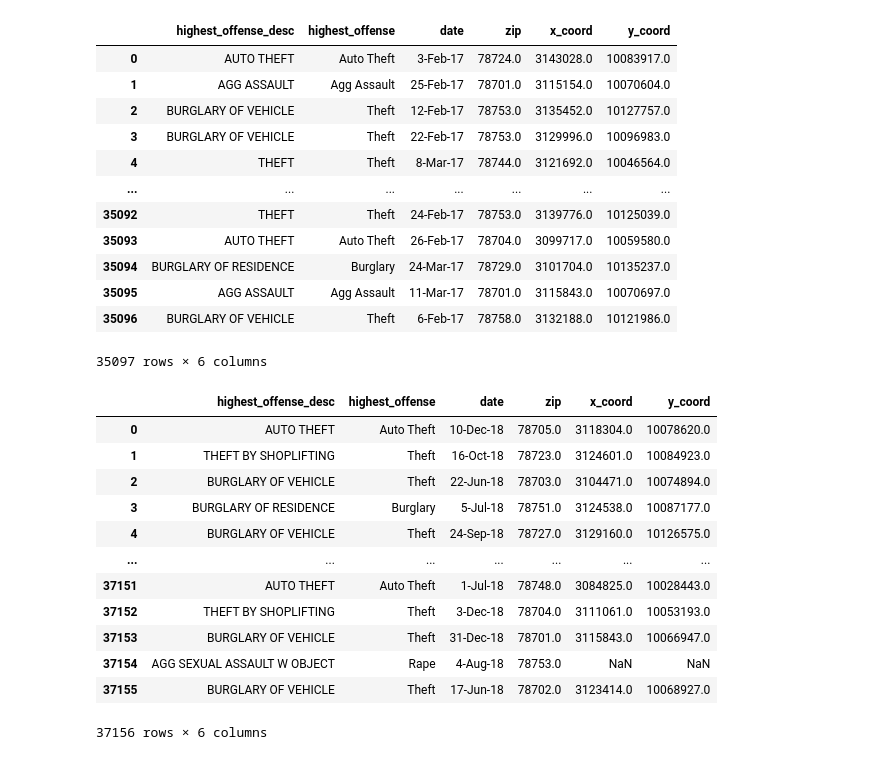
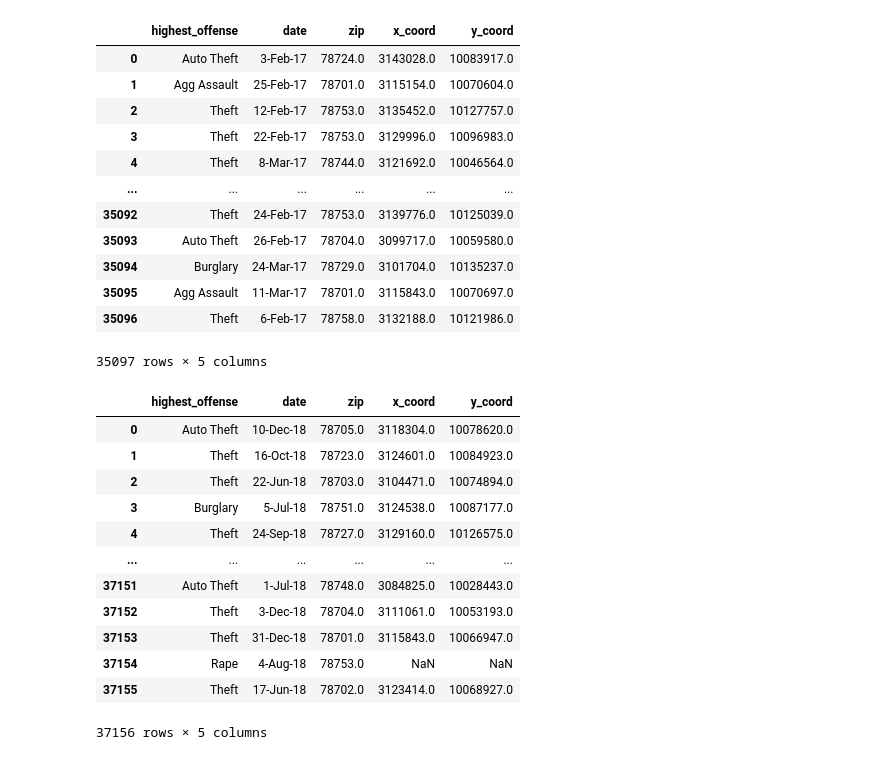
Before and after one commit to abstatz/Project-3, a Jupyter notebook: AustinAPI.ipynb, the cells around one changed output. Cells and saved outputs as stored; diff of their text form; code cells hidden in the pictures.

```diff
--- a/AustinAPI.ipynb
+++ b/AustinAPI.ipynb
@@ -59,36 +65,36 @@ crime_16_df
 # %%
 # 2017 DF
-crime_17_df = crime_data_17.drop(columns= {"council_district", "location", "district"})
+crime_17_df = crime_data_17.drop(columns= {"highest_offense_desc","council_district", "location", "district"})
 crime_17_df
 # %% [output]
-|  | highest_offense_desc | highest_offense | date | zip | x_coord | y_coord |
-| 0 | AUTO THEFT | Auto Theft | 3-Feb-17 | 78724.0 | 3143028.0 | 10083917.0 |
-| 1 | AGG ASSAULT | Agg Assault | 25-Feb-17 | 78701.0 | 3115154.0 | 10070604.0 |
-| 2 | BURGLARY OF VEHICLE | Theft | 12-Feb-17 | 78753.0 | 3135452.0 | 10127757.0 |
-| 3 | BURGLARY OF VEHICLE | Theft | 22-Feb-17 | 78753.0 | 3129996.0 | 10096983.0 |
-| 4 | THEFT | Theft | 8-Mar-17 | 78744.0 | 3121692.0 | 10046564.0 |
-| ... | ... | ... | ... | ... | ... | ... |
-| 35092 | THEFT | Theft | 24-Feb-17 | 78753.0 | 3139776.0 | 10125039.0 |
-| 35093 | AUTO THEFT | Auto Theft | 26-Feb-17 | 78704.0 | 3099717.0 | 10059580.0 |
-| 35094 | BURGLARY OF RESIDENCE | Burglary | 24-Mar-17 | 78729.0 | 3101704.0 | 10135237.0 |
-| 35095 | AGG ASSAULT | Agg Assault | 11-Mar-17 | 78701.0 | 3115843.0 | 10070697.0 |
-| 35096 | BURGLARY OF VEHICLE | Theft | 6-Feb-17 | 78758.0 | 3132188.0 | 10121986.0 |
+|  | highest_offense | date | zip | x_coord | y_coord |
+| 0 | Auto Theft | 3-Feb-17 | 78724.0 | 3143028.0 | 10083917.0 |
+| 1 | Agg Assault | 25-Feb-17 | 78701.0 | 3115154.0 | 10070604.0 |
+| 2 | Theft | 12-Feb-17 | 78753.0 | 3135452.0 | 10127757.0 |
+| 3 | Theft | 22-Feb-17 | 78753.0 | 3129996.0 | 10096983.0 |
+| 4 | Theft | 8-Mar-17 | 78744.0 | 3121692.0 | 10046564.0 |
+| ... | ... | ... | ... | ... | ... |
+| 35092 | Theft | 24-Feb-17 | 78753.0 | 3139776.0 | 10125039.0 |
+| 35093 | Auto Theft | 26-Feb-17 | 78704.0 | 3099717.0 | 10059580.0 |
+| 35094 | Burglary | 24-Mar-17 | 78729.0 | 3101704.0 | 10135237.0 |
+| 35095 | Agg Assault | 11-Mar-17 | 78701.0 | 3115843.0 | 10070697.0 |
+| 35096 | Theft | 6-Feb-17 | 78758.0 | 3132188.0 | 10121986.0 |
-35097 rows × 6 columns
+35097 rows × 5 columns
 # %%
 # 2018 DF
-crime_18_df = crime_data_18.drop(columns= {"council_district", "location", "district"})
+crime_18_df = crime_data_18.drop(columns= {"highest_offense_desc","council_district", "location", "district"})
 crime_18_df
 # %% [output]
-|  | highest_offense_desc | highest_offense | date | zip | x_coord | y_coord |
-| 0 | AUTO THEFT | Auto Theft | 10-Dec-18 | 78705.0 | 3118304.0 | 10078620.0 |
-| 1 | THEFT BY SHOPLIFTING | Theft | 16-Oct-18 | 78723.0 | 3124601.0 | 10084923.0 |
-| 2 | BURGLARY OF VEHICLE | Theft | 22-Jun-18 | 78703.0 | 3104471.0 | 10074894.0 |
-| 3 | BURGLARY OF RESIDENCE | Burglary | 5-Jul-18 | 78751.0 | 3124538.0 | 10087177.0 |
-| 4 | BURGLARY OF VEHICLE | Theft | 24-Sep-18 | 78727.0 | 3129160.0 | 10126575.0 |
-| ... | ... | ... | ... | ... | ... | ... |
-| 37151 | AUTO THEFT | Auto Theft | 1-Jul-18 | 78748.0 | 3084825.0 | 10028443.0 |
-| 37152 | THEFT BY SHOPLIFTING | Theft | 3-Dec-18 | 78704.0 | 3111061.0 | 10053193.0 |
-| 37153 | BURGLARY OF VEHICLE | Theft | 31-Dec-18 | 78701.0 | 3115843.0 | 10066947.0 |
-| 37154 | AGG SEXUAL ASSAULT W OBJECT | Rape | 4-Aug-18 | 78753.0 | NaN | NaN |
-| 37155 | BURGLARY OF VEHICLE | Theft | 17-Jun-18 | 78702.0 | 3123414.0 | 10068927.0 |
+|  | highest_offense | date | zip | x_coord | y_coord |
+| 0 | Auto Theft | 10-Dec-18 | 78705.0 | 3118304.0 | 10078620.0 |
+| 1 | Theft | 16-Oct-18 | 78723.0 | 3124601.0 | 10084923.0 |
+| 2 | Theft | 22-Jun-18 | 78703.0 | 3104471.0 | 10074894.0 |
+| 3 | Burglary | 5-Jul-18 | 78751.0 | 3124538.0 | 10087177.0 |
+| 4 | Theft | 24-Sep-18 | 78727.0 | 3129160.0 | 10126575.0 |
+| ... | ... | ... | ... | ... | ... |
+| 37151 | Auto Theft | 1-Jul-18 | 78748.0 | 3084825.0 | 10028443.0 |
+| 37152 | Theft | 3-Dec-18 | 78704.0 | 3111061.0 | 10053193.0 |
+| 37153 | Theft | 31-Dec-18 | 78701.0 | 3115843.0 | 10066947.0 |
+| 37154 | Rape | 4-Aug-18 | 78753.0 | NaN | NaN |
+| 37155 | Theft | 17-Jun-18 | 78702.0 | 3123414.0 | 10068927.0 |
-37156 rows × 6 columns
+37156 rows × 5 columns
```
Also changed, not shown: parts of 15 cells of this notebook.
